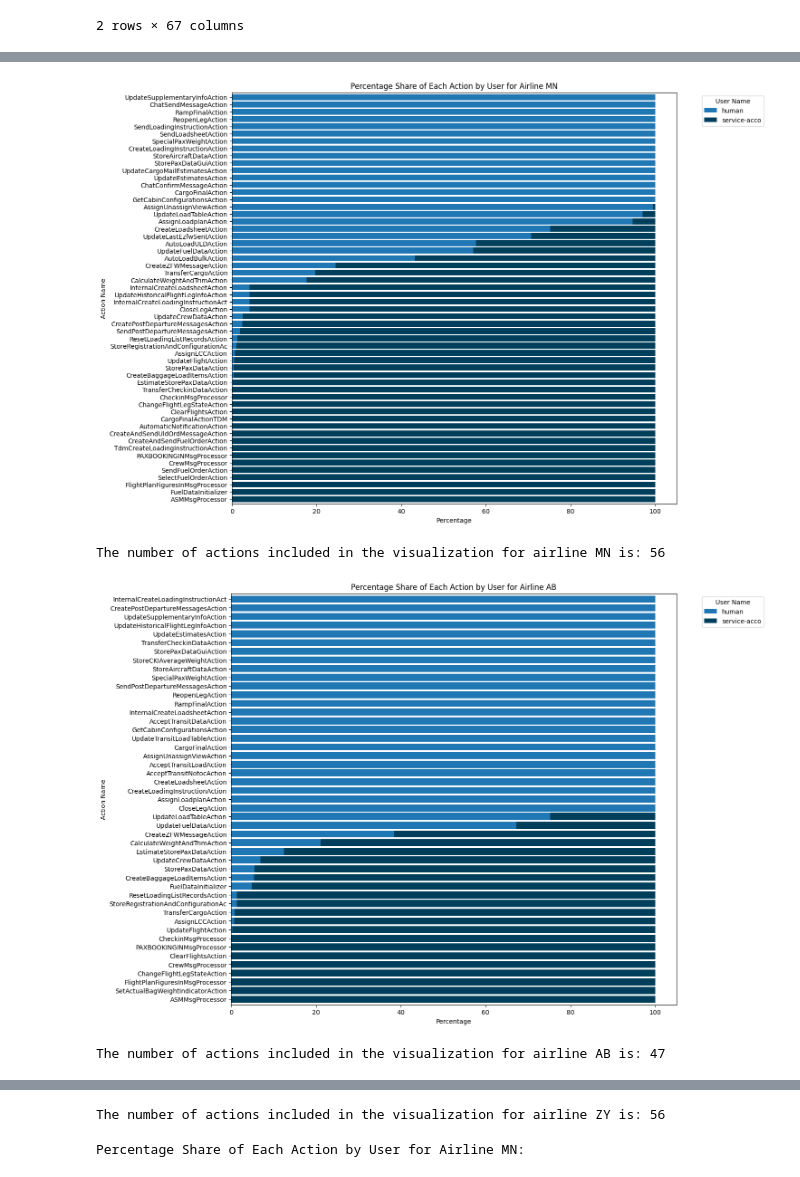
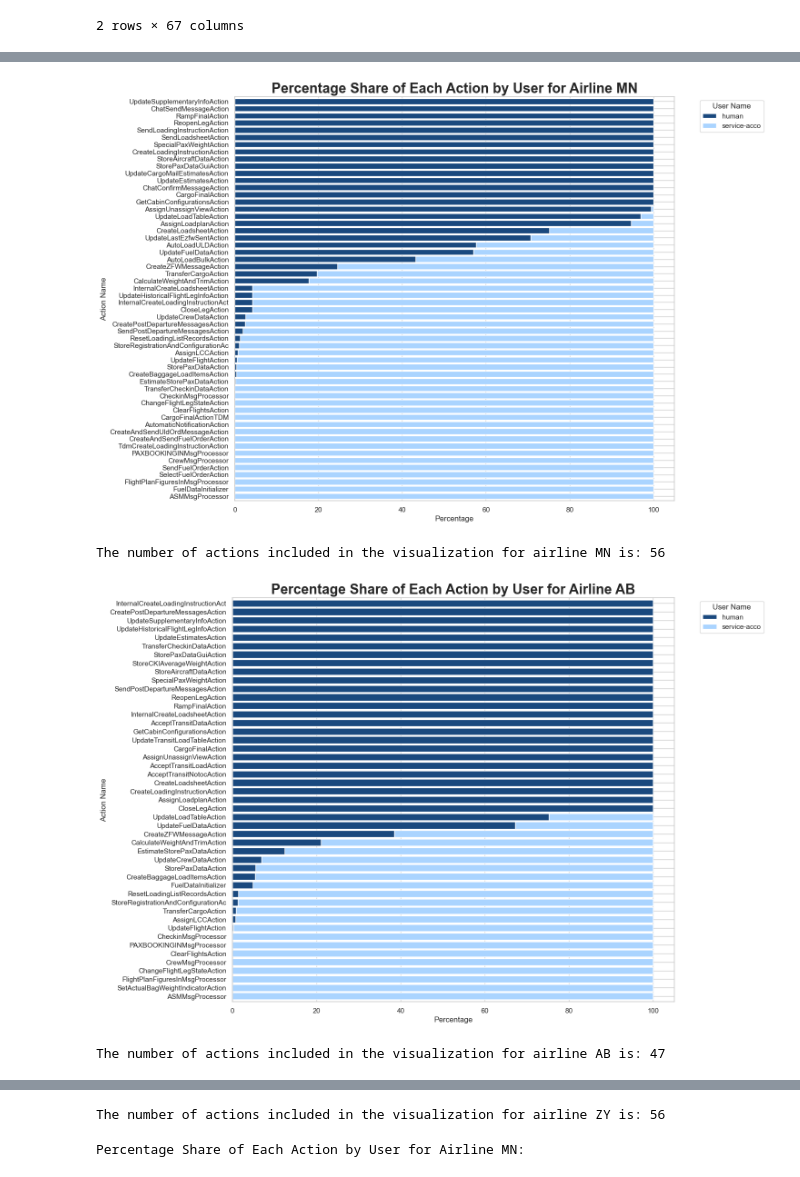
Before and after one commit to aref-hasan/aircraft_load, a Jupyter notebook: visualization/data_exploration.ipynb, the cells around one changed output, grey strips where cells are left out. Drawn from its saved outputs; the diff is of its cells as text; code cells hidden in the pictures.

```diff
--- a/visualization/data_exploration.ipynb
+++ b/visualization/data_exploration.ipynb
@@ -468,12 +471,14 @@ for i, user in enumerate(user_action_counts.index):
     user_data = user_action_counts.loc[user, top_actions]
 
     user_data.plot(kind='bar', ax=axes[i], color=palette[:len(top_actions)])
-    axes[i].set_title(user)
+    axes[i].set_title(user, fontsize = 11, fontweight = 'bold')
     axes[i].set_xlabel('Action Name')
     axes[i].set_ylabel('Number of Actions')
     axes[i].tick_params(axis='x', rotation=90)
 
-plt.suptitle('Top 15 User Action Distribution by User')
-plt.tight_layout(rect=[0, 0, 1, 0.96])
+plt.suptitle('Top 15 Actions by User', fontsize=22, fontweight='bold')
+plt.tight_layout()
 plt.show()
+
+plt.savefig('./graphics/top_15_action_user.svg')
 # %% [output]
@@ -528,8 +538,4 @@ num_actions_in_visualization = len(sorted_actions)
 # %%
-import matplotlib.pyplot as plt
-import seaborn as sns
-import pandas as pd
-
 # make sure 'creation_time' is a datetime column
 data['creation_time'] = pd.to_datetime(data['creation_time'])
 
@@ -549,36 +555,45 @@ for airline in airlines:
     # calculate the percentage of each user's actions for each action
     user_action_percentage = user_action_counts.div(total_action_counts, axis=1) * 100
 
     # sort actions by the percentage of 'human' or 'service-acco'
     # choose the user to sort by, for example 'human'
     user_to_sort_by = 'human'
     sorted_actions = user_action_percentage.T.sort_values(by=user_to_sort_by, ascending=False).index
 
     # plot the percentage share of each action by each user with swapped axes and increased spacing
     fig, ax = plt.subplots(figsize=(15, 10))
     palette = ['#1a497e', '#AAD4FF']  # blue and dark blue colors
     user_action_percentage[sorted_actions].T.plot(kind='barh', stacked=True, ax=ax, color=palette, width=0.8)
 
     # add title and labels
-    plt.title(f'Percentage Share of Each Action by User for Airline {airline}')
+    plt.title(f'Percentage Share of Each Action by User for Airline {airline}', fontsize=22, fontweight='bold')
     plt.xlabel('Percentage')
     plt.ylabel('Action Name')
     plt.legend(title='User Name', bbox_to_anchor=(1.05, 1), loc='upper left')
 
     # add more spacing between the bars
     ax.set_yticks([i for i in range(len(sorted_actions))])
     ax.set_yticklabels(sorted_actions, ha='right')
     plt.gca().invert_yaxis()
 
     # adjust layout for more spacing
     plt.tight_layout(pad=0.95)
     plt.show()
 
-    # Count the number of actions included in the visualization
+    # count the number of actions included in the visualization
     num_actions_in_visualization = len(sorted_actions)
     print(f'The number of actions included in the visualization for airline {airline} is: {num_actions_in_visualization}')
+
+    # save the figure
+    plt.savefig(f'./graphics/{airline}_action_percentage_share.svg')
+    plt.close()
+
+
+# AB_action_percentage_share.svg
+# MN_action_percentage_share.svg
+# ZY_action_percentage_share.svg
 # %% [output]
-[figure, old version]
+[figure, new version]
 The number of actions included in the visualization for airline MN is: 56
-[figure, old version]
+[figure, new version]
 The number of actions included in the visualization for airline AB is: 47
```
Also changed, not shown: parts of 19 cells of this notebook, 23 other files.
